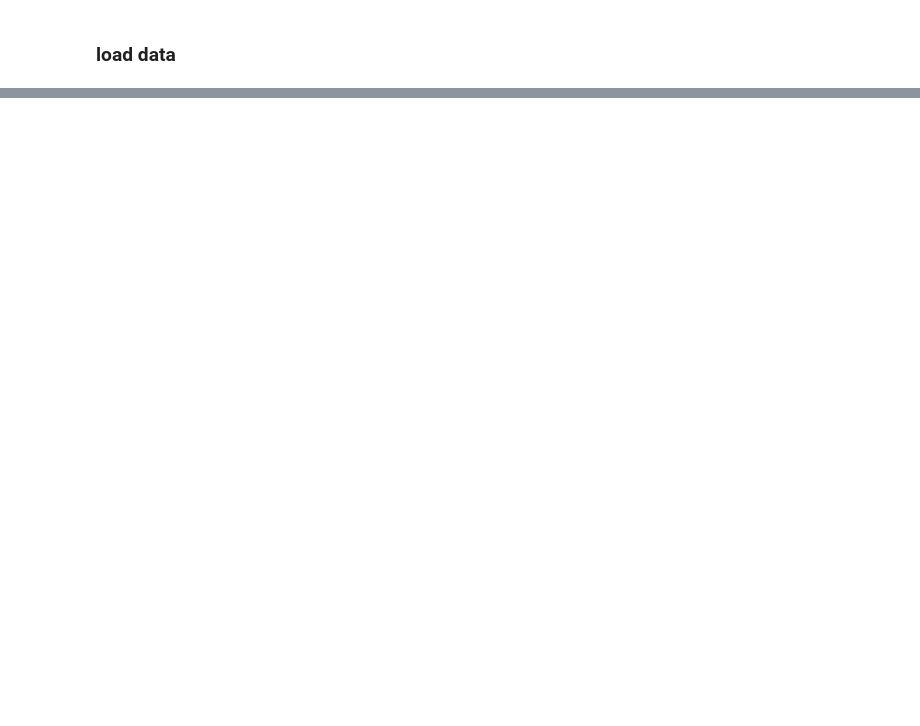
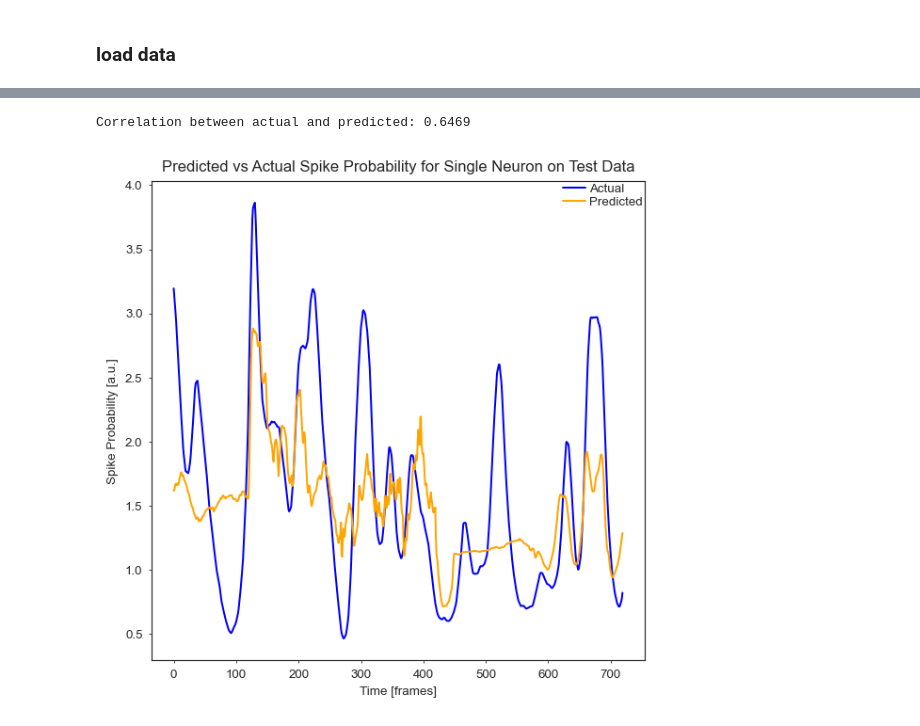
Before and after one commit to SamuelSuhai/model_in_the_loop, a Jupyter notebook: thesis/code/analysis_closed_loop_experiments/model_performace_on_online_data.ipynb, the cells around one changed output, grey strips where cells are left out. Cells and saved outputs as stored; diff of their text form; code cells hidden in the pictures; blank space fills up the shorter version.

```diff
--- a/thesis/code/analysis_closed_loop_experiments/model_performace_on_online_data.ipynb
+++ b/thesis/code/analysis_closed_loop_experiments/model_performace_on_online_data.ipynb
@@ -34,5 +32,7 @@ from  thesis.code.analysis_closed_loop_experiments.utils_model_performance_on_on
 # %%
 data_path_model_performance = "/gpfs01/euler/User/ssuhai/GitRepos/simulation_closed_loop/thesis/data/analysis_closed_loop_experiments/model_performance_on_online_data"
+
+FIGURE_FOLDER = os.path.join(full_repo,"thesis/figures/analysis_closed_loop_experiments")
 # %% [markdown]
 ### load data
 # %%
@@ -93,6 +81,22 @@ def plot_all(neuron_pred_targets_dict,axs = None):
         target_response = response[neuron_idx]
         predicted_response = model_pred[neuron_idx]
         plot_single_neuron_predicted_actual(target_response,predicted_response,ax=axs[neuron_idx])
+# %%
+def plot_single(neuron_pred_targets_dict,neuron_idx,axs = None,
+                title = None):
+    # bring in array format
+    model_pred, response = bring_pred_target_dict_to_array(neuron_pred_targets_dict)
+
+    n_neurons = model_pred.shape[0]
+    if axs is None:
+        fig, axs = plt.subplots(1,1, figsize=(5,5))
+
+    target_response = response[neuron_idx]
+    predicted_response = model_pred[neuron_idx]
+    ax,fig,correl = plot_single_neuron_predicted_actual(target_response,predicted_response,ax=axs,title=title)
+    plt.tight_layout()
+
+    return ax,fig,correl
 # %%
 plot_all(neuron_pred_targets_dict = test_pred_targes)
 # %% [output]
@@ -106,0 +111,6 @@ Correlation between actual and predicted: 0.3240
+# %%
+ax,fig,correl = plot_single(neuron_pred_targets_dict = test_pred_targes, neuron_idx=3,title ="Predicted vs Actual Spike Probability for Single Neuron on Test Data")
+fig.savefig(os.path.join(FIGURE_FOLDER, 'single_neuron_testset_pred_actual.pdf'), bbox_inches='tight', dpi=600)
+# %% [output]
+Correlation between actual and predicted: 0.6469
+[figure, added]
```
Also changed, not shown: parts of 13 cells of this notebook, 9 other files.
